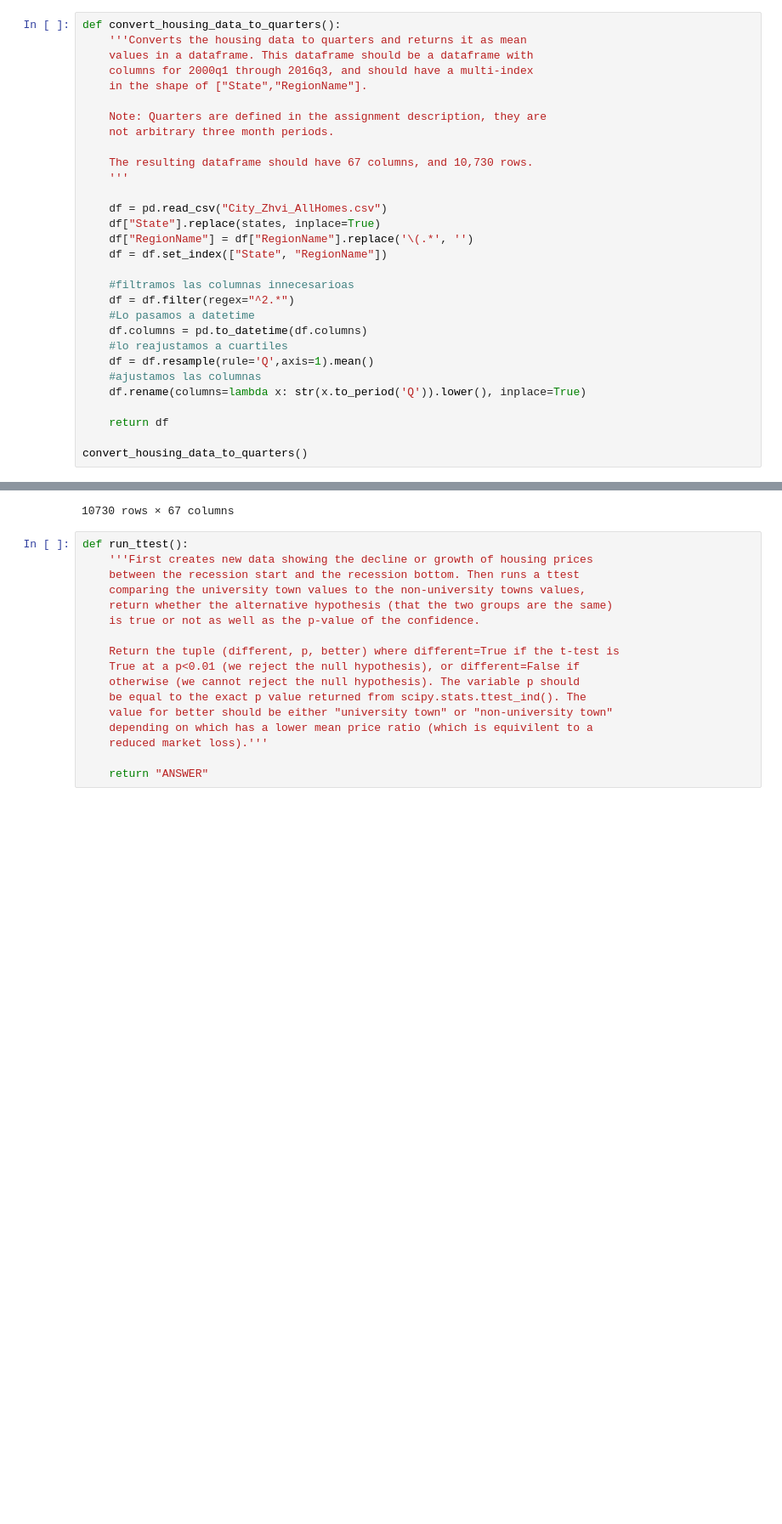
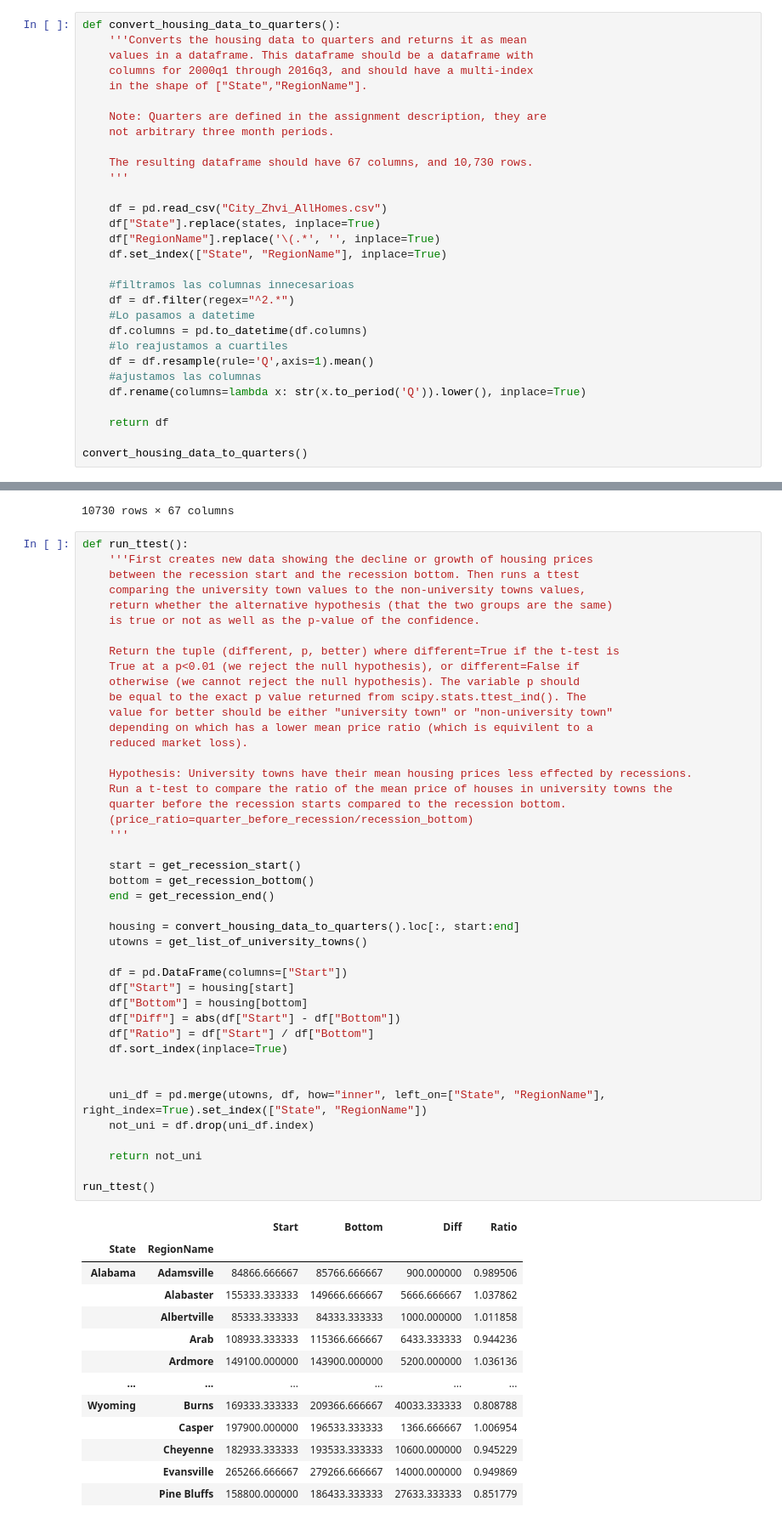
Before and after one commit to MauroEBordon/Applied-Data-Science-in-Python, a Jupyter notebook: 1.Intro to DS in Python/Week 4/Assignment 4.ipynb, the cells around one changed output, grey strips where cells are left out. Shown at 85% size. Drawn from its saved outputs; the diff is of its cells as text; blank space fills up the shorter version.

```diff
--- a/1.Intro to DS in Python/Week 4/Assignment 4.ipynb
+++ b/1.Intro to DS in Python/Week 4/Assignment 4.ipynb
@@ -144,8 +144,8 @@ def convert_housing_data_to_quarters():
 
     df = pd.read_csv("City_Zhvi_AllHomes.csv")
     df["State"].replace(states, inplace=True)
-    df["RegionName"] = df["RegionName"].replace('\(.*', '')
-    df = df.set_index(["State", "RegionName"])
+    df["RegionName"].replace('\(.*', '', inplace=True)
+    df.set_index(["State", "RegionName"], inplace=True)
 
     #filtramos las columnas innecesarioas
     df = df.filter(regex="^2.*")
@@ -177,17 +177,57 @@ convert_housing_data_to_quarters()
 # %%
 def run_ttest():
     '''First creates new data showing the decline or growth of housing prices
     between the recession start and the recession bottom. Then runs a ttest
     comparing the university town values to the non-university towns values,
     return whether the alternative hypothesis (that the two groups are the same)
     is true or not as well as the p-value of the confidence.
 
     Return the tuple (different, p, better) where different=True if the t-test is
     True at a p<0.01 (we reject the null hypothesis), or different=False if
     otherwise (we cannot reject the null hypothesis). The variable p should
     be equal to the exact p value returned from scipy.stats.ttest_ind(). The
     value for better should be either "university town" or "non-university town"
     depending on which has a lower mean price ratio (which is equivilent to a
-    reduced market loss).'''
+    reduced market loss).
 
-    return "ANSWER"
+    Hypothesis: University towns have their mean housing prices less effected by recessions.
+    Run a t-test to compare the ratio of the mean price of houses in university towns the
+    quarter before the recession starts compared to the recession bottom.
+    (price_ratio=quarter_before_recession/recession_bottom)
+    '''
+
+    start = get_recession_start()
+    bottom = get_recession_bottom()
+    end = get_recession_end()
+
+    housing = convert_housing_data_to_quarters().loc[:, start:end]
+    utowns = get_list_of_university_towns()
+
+    df = pd.DataFrame(columns=["Start"])
+    df["Start"] = housing[start]
+    df["Bottom"] = housing[bottom]
+    df["Diff"] = abs(df["Start"] - df["Bottom"])
+    df["Ratio"] = df["Start"] / df["Bottom"]
+    df.sort_index(inplace=True)
+
+
+    uni_df = pd.merge(utowns, df, how="inner", left_on=["State", "RegionName"], right_index=True).set_index(["State", "RegionName"])
+    not_uni = df.drop(uni_df.index)
+
+    return not_uni
+
+run_ttest()
+# %% [output]
+|  |  | Start | Bottom | Diff | Ratio |
+| State | RegionName |  |  |  |  |
+| Alabama | Adamsville | 84866.666667 | 85766.666667 | 900.000000 | 0.989506 |
+|  | Alabaster | 155333.333333 | 149666.666667 | 5666.666667 | 1.037862 |
+|  | Albertville | 85333.333333 | 84333.333333 | 1000.000000 | 1.011858 |
+|  | Arab | 108933.333333 | 115366.666667 | 6433.333333 | 0.944236 |
+|  | Ardmore | 149100.000000 | 143900.000000 | 5200.000000 | 1.036136 |
+| ... | ... | ... | ... | ... | ... |
+| Wyoming | Burns | 169333.333333 | 209366.666667 | 40033.333333 | 0.808788 |
+|  | Casper | 197900.000000 | 196533.333333 | 1366.666667 | 1.006954 |
+|  | Cheyenne | 182933.333333 | 193533.333333 | 10600.000000 | 0.945229 |
+|  | Evansville | 265266.666667 | 279266.666667 | 14000.000000 | 0.949869 |
+|  | Pine Bluffs | 158800.000000 | 186433.333333 | 27633.333333 | 0.851779 |
```
Also changed, not shown: parts of 1 cell of this notebook.
